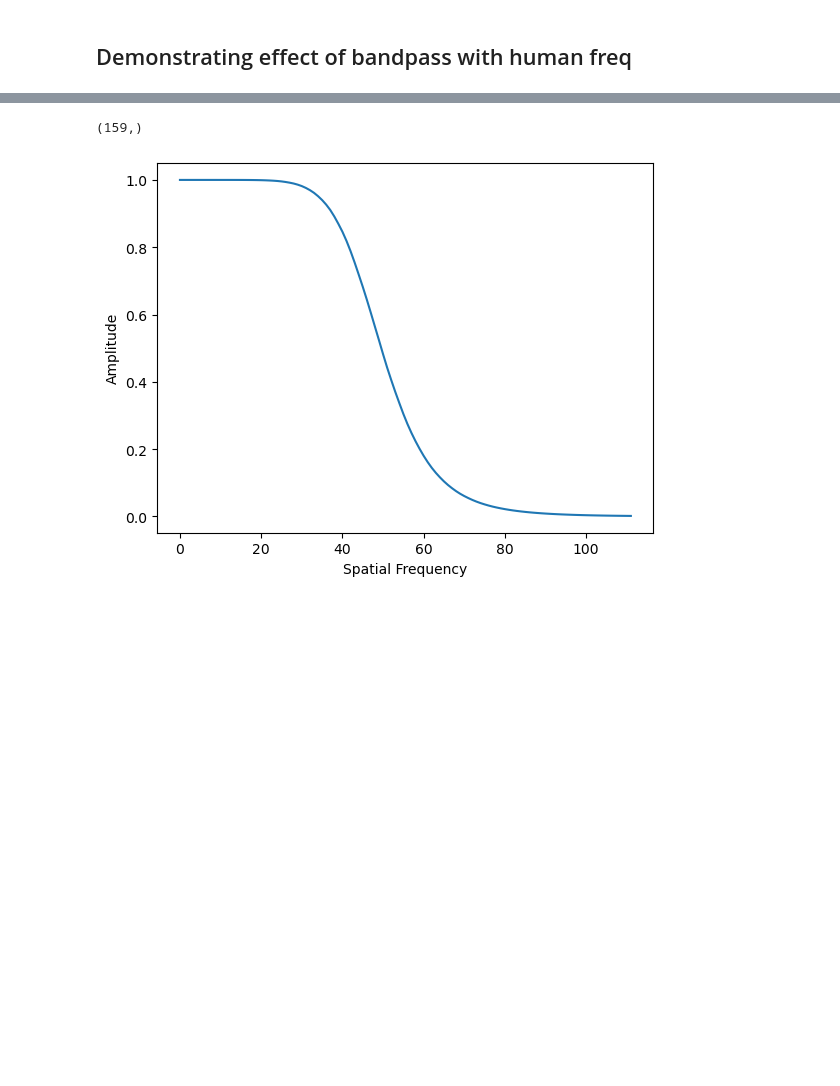
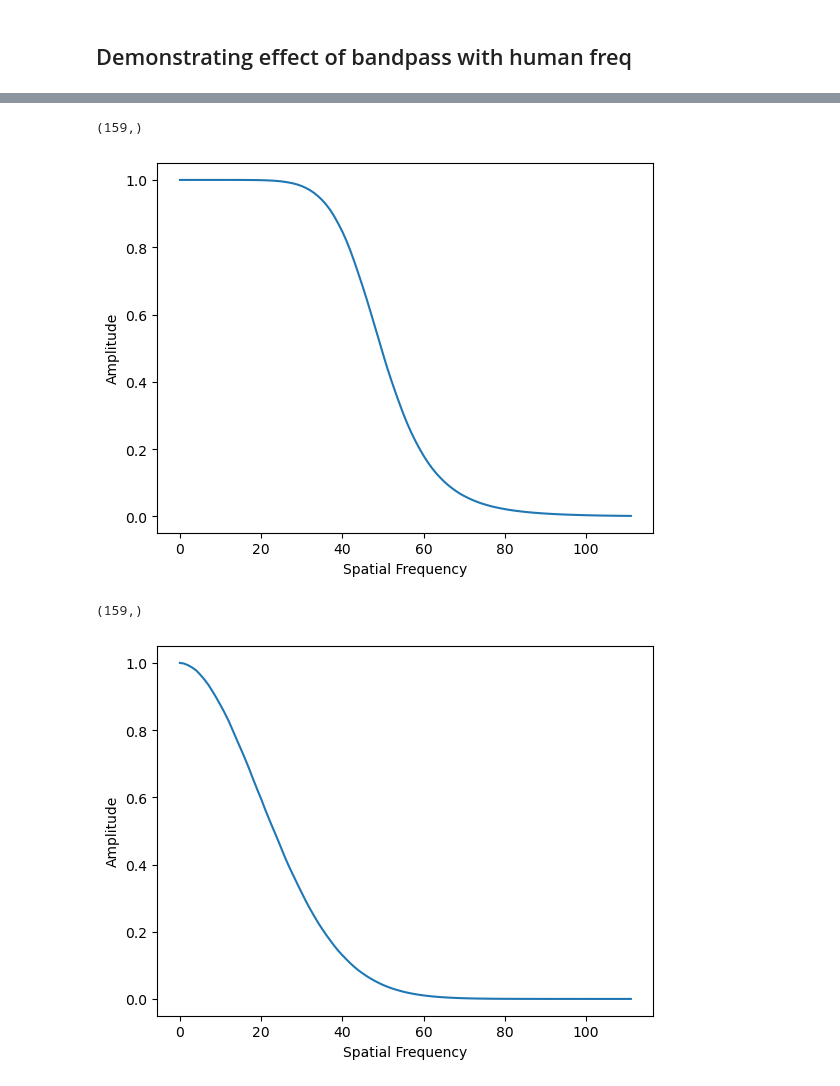
Before and after one commit to shaox192/human-vis-freq-align, a Jupyter notebook: filter_layer_demo.ipynb, the cells around one changed output, grey strips where cells are left out. Drawn from its saved outputs; the diff is of its cells as text; code cells hidden in the pictures; blank space fills up the shorter version.

```diff
--- a/filter_layer_demo.ipynb
+++ b/filter_layer_demo.ipynb
@@ -17,9 +30,13 @@ plot_utils.im_show(toy_img)
 # %%
 butterworth_lower = filter.butterworth_filter(toy_img.shape, cutoff=50, order = 4)
 plot_utils.plot_freq_amplitude(butterworth_lower)
+gaussian_lower = filter.gaussian_filter(toy_img.shape, sigma=20)
+plot_utils.plot_freq_amplitude(gaussian_lower)
 # %% [output]
 (159,)
 [figure]
+(159,)
+[figure, added]
 # %%
 dob = filter.DoB_filter(toy_img.shape, cutoff_low=30, cutoff_high=80, order_low=3, order_high=6)
 plot_utils.plot_freq_amplitude(dob)
```
Also changed, not shown: parts of 11 cells of this notebook.
